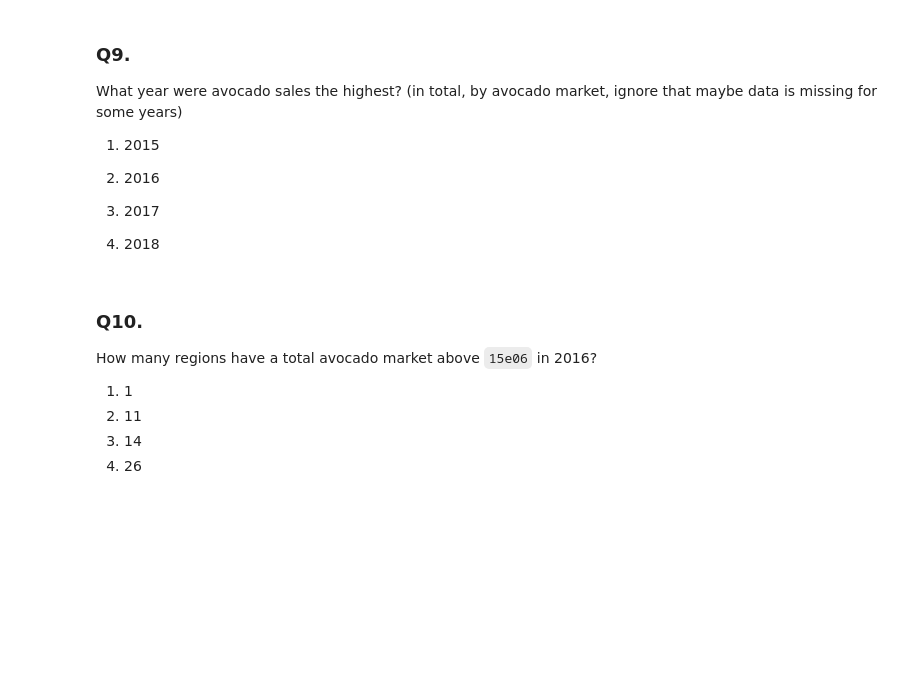
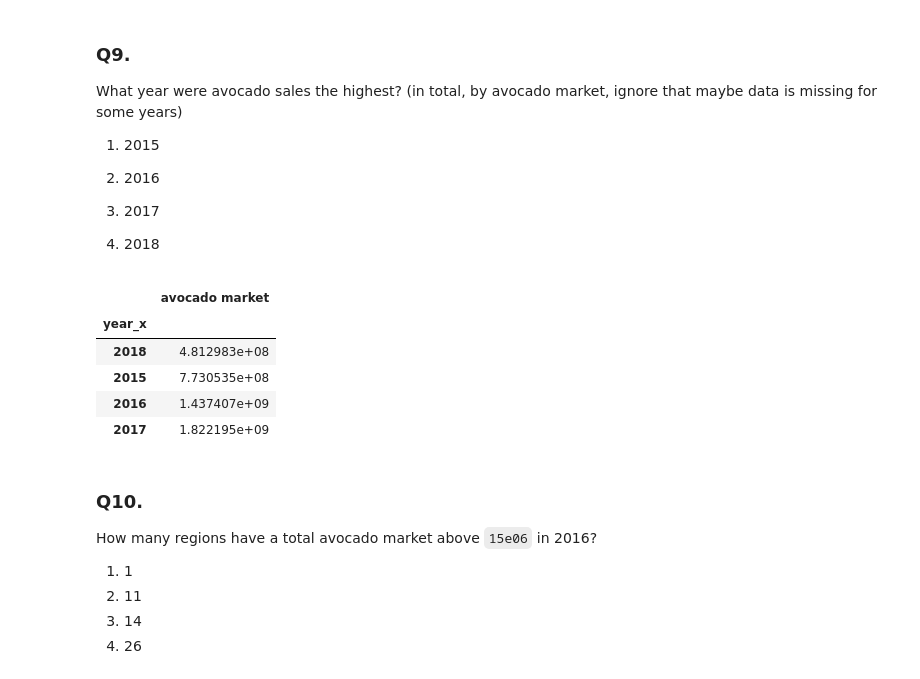
Before and after one commit to MatanTalvi10/Intro-To-DS, a Jupyter notebook: HW2.ipynb, the cells around one changed output. Drawn from its saved outputs; the diff is of its cells as text; code cells hidden in the pictures; blank space fills up the shorter version.

```diff
--- a/HW2.ipynb
+++ b/HW2.ipynb
@@ -263,4 +275,14 @@ What year were avocado sales the highest? (in total, by avocado market, ignore t
 3. 2017
 
 4. 2018
+# %%
+assist = df_market.loc[(df_market['year_x'].isin([2015,2016,2017,2018]))]
+assist.groupby('year_x').agg({'avocado market': 'sum'}).sort_values('avocado market').head()
+# %% [output]
+|  | avocado market |
+| year_x |  |
+| 2018 | 4.812983e+08 |
+| 2015 | 7.730535e+08 |
+| 2016 | 1.437407e+09 |
+| 2017 | 1.822195e+09 |
 # %%
```
Also changed, not shown: parts of 10 cells of this notebook, 1 other file.
